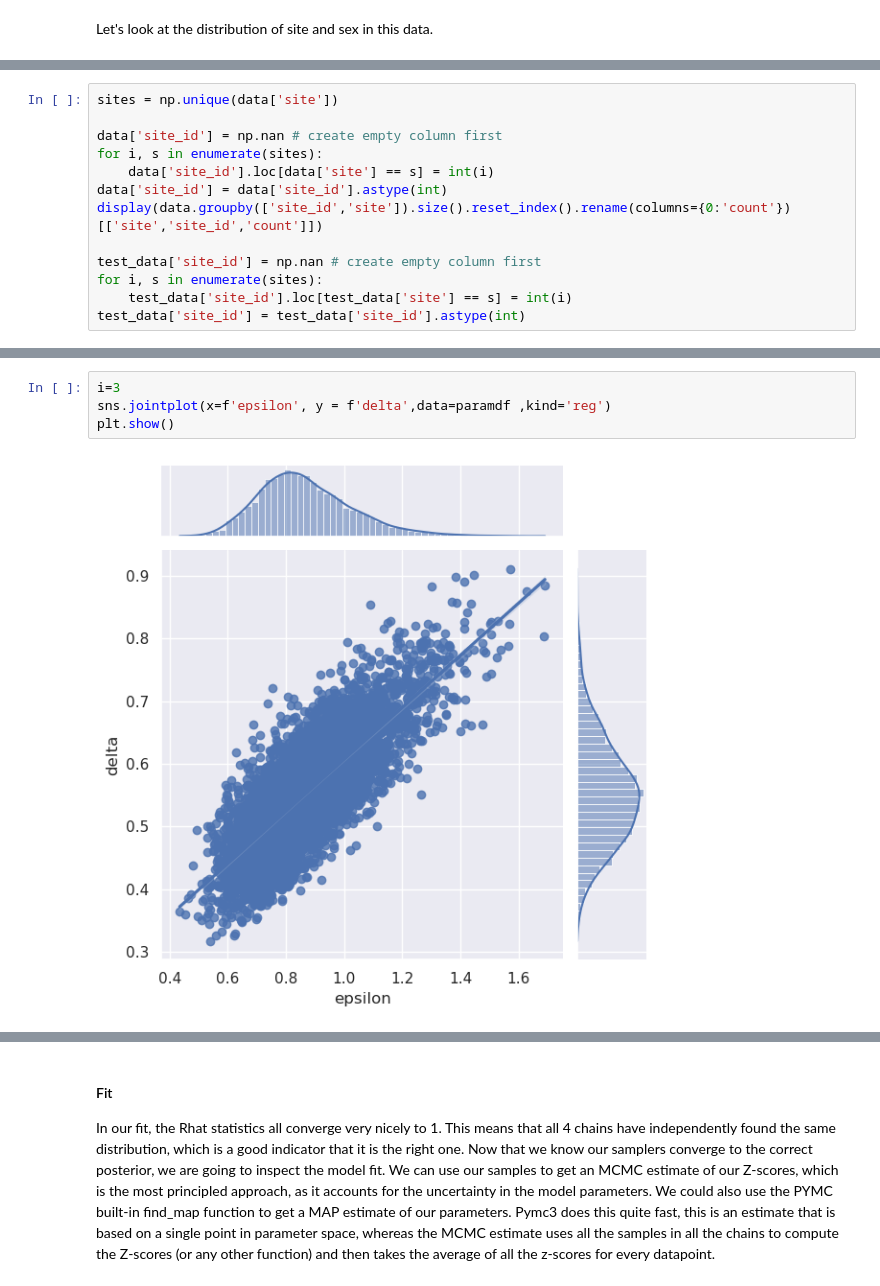
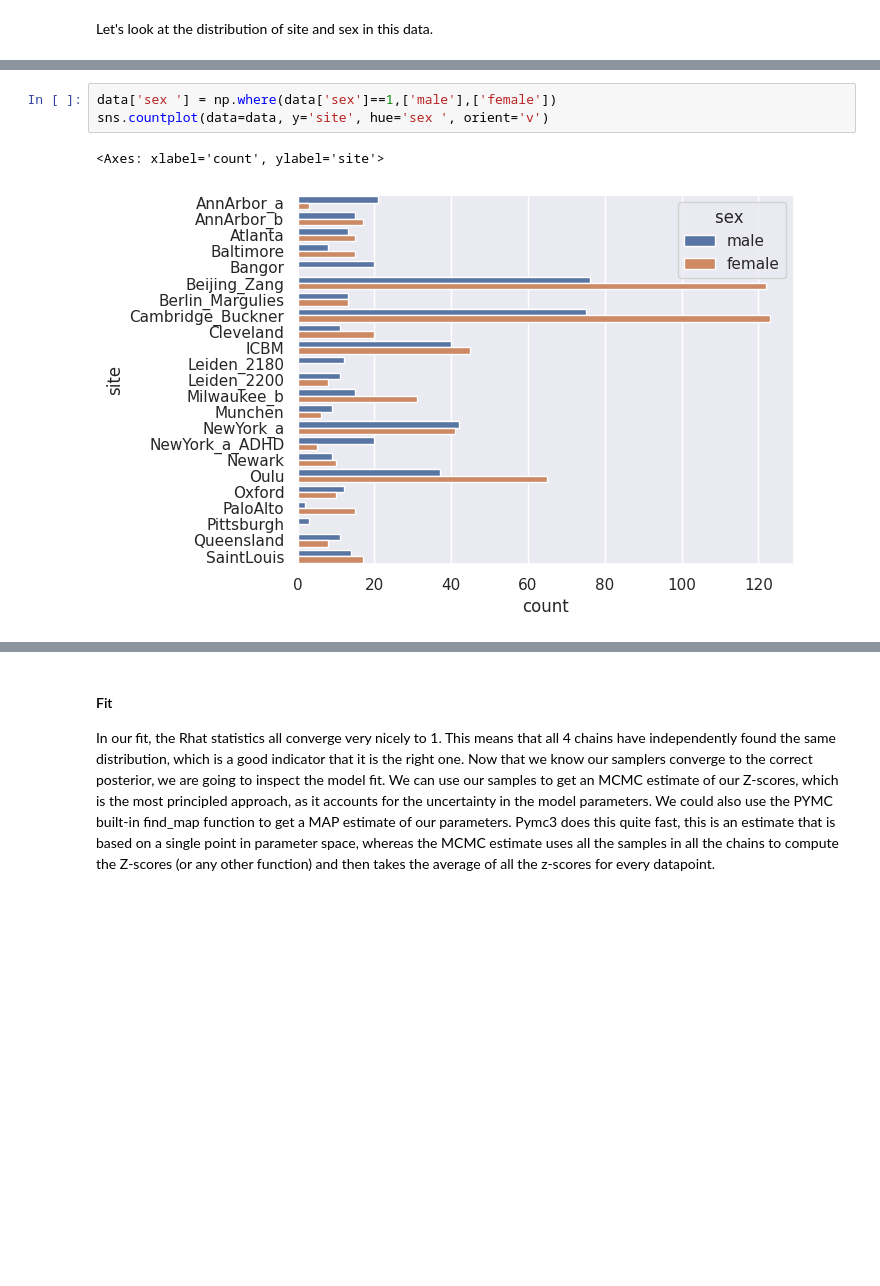
Before and after one commit to predictive-clinical-neuroscience/PCNtoolkit-demo, a Jupyter notebook: tutorials/HBR_SHASH/HBR_Tutorial.ipynb, the cells around one changed output, grey strips where cells are left out. Drawn from its saved outputs; the diff is of its cells as text; blank space fills up the shorter version.

```diff
--- a/tutorials/HBR_SHASH/HBR_Tutorial.ipynb
+++ b/tutorials/HBR_SHASH/HBR_Tutorial.ipynb
@@ -211,13 +230,0 @@ We have to assign each site in the full dataset its own unique ID, so that we ca
-# %%
-sites = np.unique(data['site'])
-
-data['site_id'] = np.nan # create empty column first
-for i, s in enumerate(sites):
-    data['site_id'].loc[data['site'] == s] = int(i)
-data['site_id'] = data['site_id'].astype(int)
-display(data.groupby(['site_id','site']).size().reset_index().rename(columns={0:'count'})[['site','site_id','count']])
-
-test_data['site_id'] = np.nan # create empty column first
-for i, s in enumerate(sites):
-    test_data['site_id'].loc[test_data['site'] == s] = int(i)
-test_data['site_id'] = test_data['site_id'].astype(int)
@@ -472,6 +231,6 @@ plt.show()
-# %%
-i=3
-sns.jointplot(x=f'epsilon', y = f'delta',data=paramdf ,kind='reg')
-plt.show()
-# %% [output]
-[figure, removed]
+# %%
+data['sex '] = np.where(data['sex']==1,['male'],['female'])
+sns.countplot(data=data, y='site', hue='sex ', orient='v')
+# %% [output]
+<Axes: xlabel='count', ylabel='site'>
+[figure, added]
```
Also changed, not shown: parts of 75 cells of this notebook, 4 other files.
